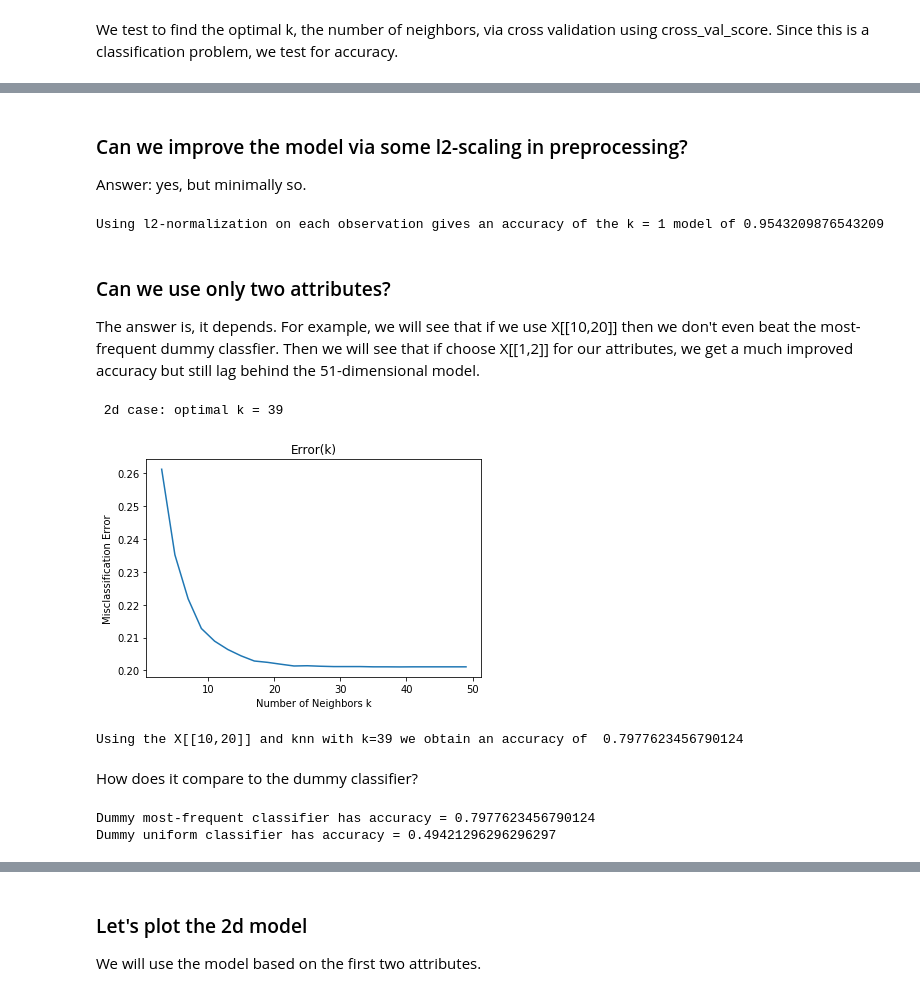
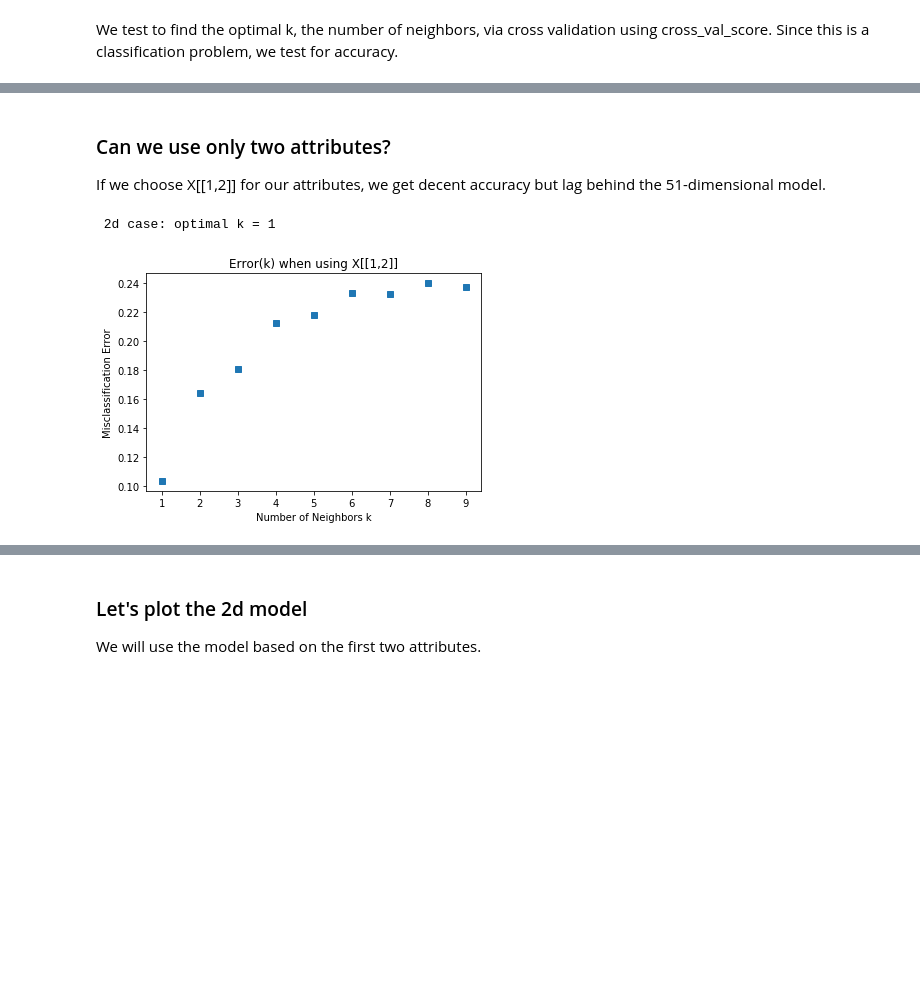
Before and after one commit to yanielc/knn_approach_to_flippedPolarity_seismic_traces, a Jupyter notebook: trace_polarity_nearest_neighbors_upsample.ipynb, the cells around one changed output, grey strips where cells are left out. Saved outputs shown, nothing was run; the diff lists cells and outputs as text; code cells hidden in the pictures; blank space fills up the shorter version.

```diff
--- a/trace_polarity_nearest_neighbors_upsample.ipynb
+++ b/trace_polarity_nearest_neighbors_upsample.ipynb
@@ -84,6 +84,7 @@ data_df = traces_df.applymap(select_amplitude).transpose()
 #Create integer target label
 data_df['Polarity']= data_df[0].apply(pickSign)
 data_df = data_df.drop(labels=[0,52],axis=1)
+data_df = data_df.astype('float')
 # %% [markdown]
 **Now we have the data in the shape that we want. Every row corresponds to a data point, with the entries being the samples of the recorded sound waves. The last column contains the polarity label.**
 # %%
@@ -110,2 +117,6 @@ We note that the data is umbalanced. There are about ~4x as many taces with posi
+# %%
+X = data_df.drop(labels='Polarity',axis=1)
+y = data_df['Polarity']
+X_train,X_test,y_train,y_test = train_test_split(X,y,random_state=12)
 # %%
 from sklearn.utils import resample
@@ -144,7 +162,7 @@ We test to find the optimal k, the number of neighbors, via cross validation usi
 cv_scores = []
 for n in range(1,14,2):
     knn = KNeighborsClassifier(n_neighbors=n,weights='uniform')
-    scores = cross_val_score(knn, X_train, y_train, cv=3, scoring='accuracy')
+    scores = cross_val_score(knn, X_train_balanced, y_train_balanced, cv=3, scoring='accuracy')
     cv_scores.append(scores.mean())
 # %%
 # Let's plot the misclassification error, call it msc
@@ -195,4 +189,0 @@ print(y_test_reset.iloc[60:80])
-# %% [markdown]
-### Can we improve the model via some l2-scaling in preprocessing?
-
-Answer: yes, but minimally so.
@@ -203,9 +190,4 @@ X_test_scaled = transformer.transform(X_test)
-# %%
-nrnb1_scaled  = KNeighborsClassifier(n_neighbors=1, weights='uniform').fit(X_train_scaled,y_train)
-print('Using l2-normalization on each observation gives an accuracy of the k = 1 model of', nrnb1_scaled.score(X_test_scaled,y_test))
-# %% [output]
-Using l2-normalization on each observation gives an accuracy of the k = 1 model of 0.9543209876543209
 # %% [markdown]
 ### Can we use only two attributes?
 
-The answer is, it depends. For example, we will see that if we use X[[10,20]] then we don't even beat the most-frequent dummy classfier. Then we will see that if choose X[[1,2]] for our attributes, we get a much improved accuracy but still lag behind the 51-dimensional model.
+If we choose X[[1,2]] for our attributes, we get decent accuracy but lag behind the 51-dimensional model.
@@ -214,23 +196,32 @@ X2d_train,X2d_test,y2d_train,y2d_test = train_test_split(X[[10,20]],y,random_sta
 # %%
-cv_scores_2d = []
-for n in range(3,50,2):
-    knn = KNeighborsClassifier(n_neighbors=n,weights='uniform')
-    scores = cross_val_score(knn, X2d_train, y2d_train, cv=5, scoring='accuracy')
-    cv_scores_2d.append(scores.mean())
+#select first two attributes
+
+X_train_balanced_2d = X_train_balanced[[1,2]]
+X_test_2d = X_test[[1,2]]
+
+
+#scan for optimal k
+cv_scores_2d = [] #to store cross-validation scores
+
+for n in range(1,10,1):
+    knn = KNeighborsClassifier(n_neighbors=n, weights='uniform')
+    score = cross_val_score(knn,X_train_balanced_2d,y_train_balanced,cv=3,scoring='accuracy')
+    cv_scores_2d.append(score.mean())
 # %%
-# Let's plot the misclassification error, call it msc
-msc_2d = [1 - x for x in cv_scores_2d]
+# Get the misclassification error:
+msc_firstAttributes = [1-x for x in cv_scores_2d]
+n_vals_2d = (list(range(1,10,1)))
 
-n_vals_2d = (list(range(3,50,2)))
-optimalMSC_2d = n_vals_2d[msc_2d.index(min(msc_2d))]
+optimalMSC_2d = n_vals_2d[msc_firstAttributes.index(min(msc_firstAttributes))]
+
 print('\n 2d case: optimal k =', optimalMSC_2d)
 
-plt.plot(n_vals_2d, msc_2d)
-
-plt.title('Error(k)')
+plt.figure()
+plt.plot(n_vals_2d,msc_firstAttributes,'s')
+plt.title('Error(k) when using X[[1,2]]')
 plt.xlabel("Number of Neighbors k")
 plt.ylabel("Misclassification Error")
 plt.show()
 # %% [output]
- 2d case: optimal k = 39
+ 2d case: optimal k = 1
-[figure, old version]
+[figure, new version]
@@ -240,6 +227,0 @@ nrnb_2d = KNeighborsClassifier(n_neighbors=39, weights='uniform').fit(X2d_train,
-# %%
-print('Using the X[[10,20]] and knn with k=39 we obtain an accuracy of ',  nrnb_2d.score(X2d_test,y2d_test))
-# %% [output]
-Using the X[[10,20]] and knn with k=39 we obtain an accuracy of  0.7977623456790124
-# %% [markdown]
-How does it compare to the dummy classifier?
@@ -251,6 +227,0 @@ uniform_clsf = DummyClassifier(strategy='uniform').fit(X2d_train,y2d_train)
-# %%
-print('Dummy most-frequent classifier has accuracy =', mostFreq_clsf.score(X2d_test,y2d_test))
-print('Dummy uniform classifier has accuracy =', uniform_clsf.score(X2d_test,y2d_test))
-# %% [output]
-Dummy most-frequent classifier has accuracy = 0.7977623456790124
-Dummy uniform classifier has accuracy = 0.49421296296296297
```
Also changed, not shown: parts of 30 cells of this notebook.
